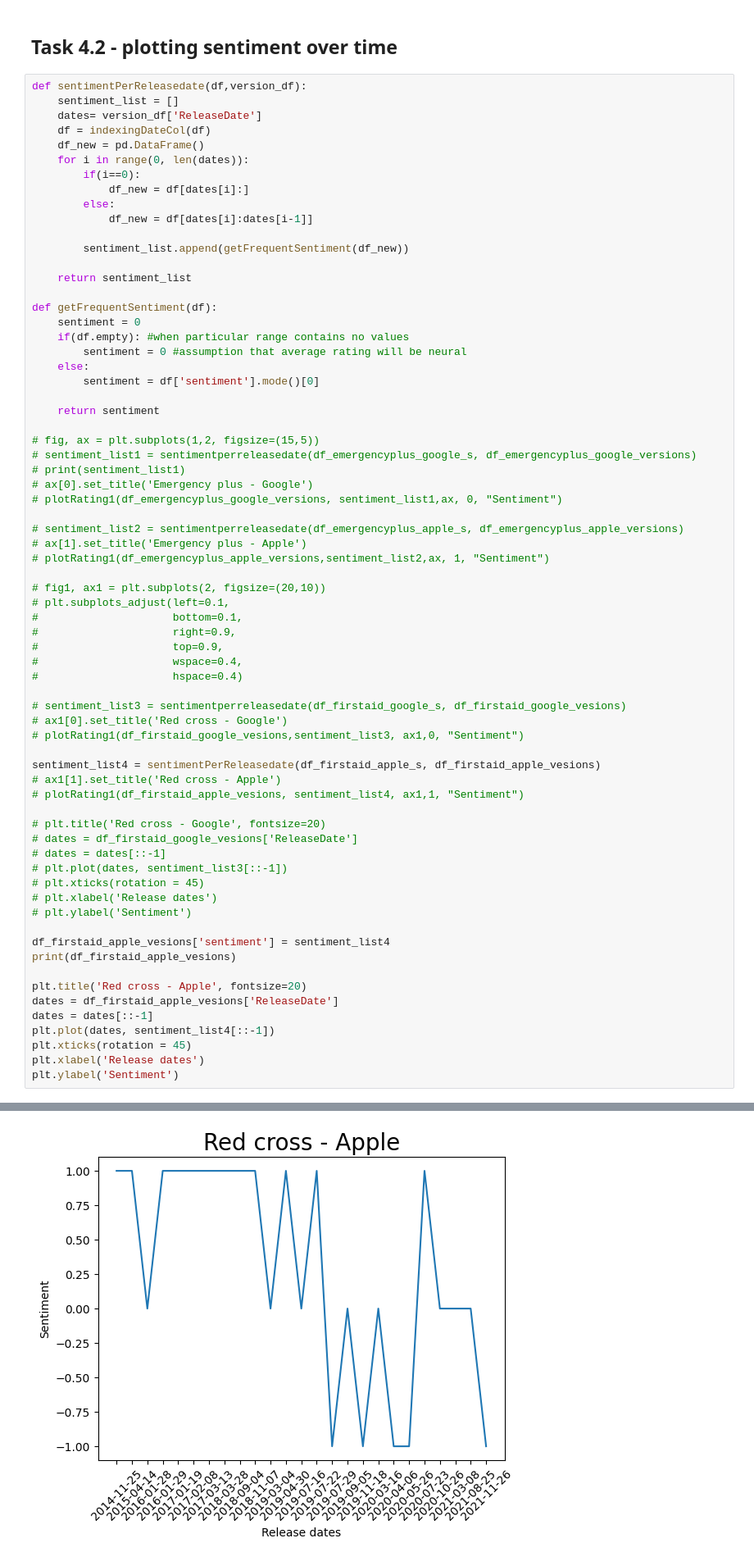
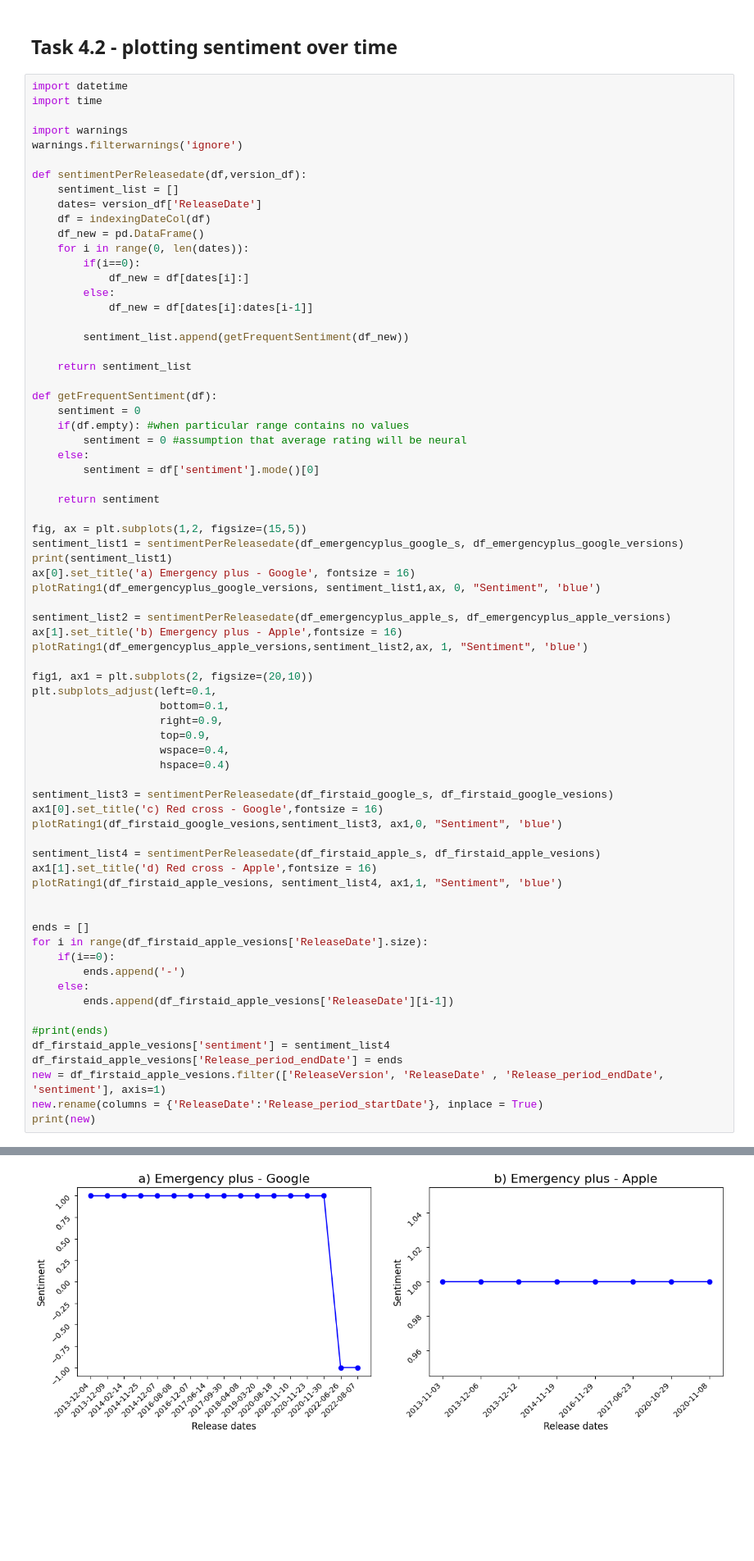
Before and after one commit to kalpanibhagya/EmergencyAppsReviews, a Jupyter notebook: Sentiment_Analysis.ipynb, the cells around one changed output, grey strips where cells are left out. Shown at 82% size. Saved outputs shown, nothing was run; the diff lists cells and outputs as text; blank space fills up the shorter version.

```diff
--- a/Sentiment_Analysis.ipynb
+++ b/Sentiment_Analysis.ipynb
@@ -186,6 +160,12 @@ print(df_emergencyplus_google_versions)
 # %% [markdown]
 ## Task 4.2 - plotting sentiment over time
 # %%
+import datetime
+import time
+
+import warnings
+warnings.filterwarnings('ignore')
+
 def sentimentPerReleasedate(df,version_df):
     sentiment_list = []
     dates= version_df['ReleaseDate']
@@ -210,48 +190,44 @@ def getFrequentSentiment(df):
 
     return sentiment
 
-# fig, ax = plt.subplots(1,2, figsize=(15,5))
-# sentiment_list1 = sentimentperreleasedate(df_emergencyplus_google_s, df_emergencyplus_google_versions)
-# print(sentiment_list1)
-# ax[0].set_title('Emergency plus - Google')
-# plotRating1(df_emergencyplus_google_versions, sentiment_list1,ax, 0, "Sentiment")
+fig, ax = plt.subplots(1,2, figsize=(15,5))
+sentiment_list1 = sentimentPerReleasedate(df_emergencyplus_google_s, df_emergencyplus_google_versions)
+print(sentiment_list1)
+ax[0].set_title('a) Emergency plus - Google', fontsize = 16)
+plotRating1(df_emergencyplus_google_versions, sentiment_list1,ax, 0, "Sentiment", 'blue')
 
-# sentiment_list2 = sentimentperreleasedate(df_emergencyplus_apple_s, df_emergencyplus_apple_versions)
-# ax[1].set_title('Emergency plus - Apple')
-# plotRating1(df_emergencyplus_apple_versions,sentiment_list2,ax, 1, "Sentiment")
+sentiment_list2 = sentimentPerReleasedate(df_emergencyplus_apple_s, df_emergencyplus_apple_versions)
+ax[1].set_title('b) Emergency plus - Apple',fontsize = 16)
+plotRating1(df_emergencyplus_apple_versions,sentiment_list2,ax, 1, "Sentiment", 'blue')
 
-# fig1, ax1 = plt.subplots(2, figsize=(20,10))
-# plt.subplots_adjust(left=0.1,
-#                     bottom=0.1,
-#                     right=0.9,
-#                     top=0.9,
-#                     wspace=0.4,
-#                     hspace=0.4)
+fig1, ax1 = plt.subplots(2, figsize=(20,10))
+plt.subplots_adjust(left=0.1,
+                    bottom=0.1,
+                    right=0.9,
+                    top=0.9,
+                    wspace=0.4,
+                    hspace=0.4)
 
-# sentiment_list3 = sentimentperreleasedate(df_firstaid_google_s, df_firstaid_google_vesions)
-# ax1[0].set_title('Red cross - Google')
-# plotRating1(df_firstaid_google_vesions,sentiment_list3, ax1,0, "Sentiment")
+sentiment_list3 = sentimentPerReleasedate(df_firstaid_google_s, df_firstaid_google_vesions)
+ax1[0].set_title('c) Red cross - Google',fontsize = 16)
+plotRating1(df_firstaid_google_vesions,sentiment_list3, ax1,0, "Sentiment", 'blue')
 
 sentiment_list4 = sentimentPerReleasedate(df_firstaid_apple_s, df_firstaid_apple_vesions)
-# ax1[1].set_title('Red cross - Apple')
-# plotRating1(df_firstaid_apple_vesions, sentiment_list4, ax1,1, "Sentiment")
+ax1[1].set_title('d) Red cross - Apple',fontsize = 16)
+plotRating1(df_firstaid_apple_vesions, sentiment_list4, ax1,1, "Sentiment", 'blue')
 
-# plt.title('Red cross - Google', fontsize=20)
-# dates = df_firstaid_google_vesions['ReleaseDate']
-# dates = dates[::-1]
-# plt.plot(dates, sentiment_list3[::-1])
-# plt.xticks(rotation = 45)
-# plt.xlabel('Release dates')
-# plt.ylabel('Sentiment')
 
+ends = []
+for i in range(df_firstaid_apple_vesions['ReleaseDate'].size):
+    if(i==0):
+        ends.append('-')
+    else:
+        ends.append(df_firstaid_apple_vesions['ReleaseDate'][i-1])
+
+#print(ends)
 df_firstaid_apple_vesions['sentiment'] = sentiment_list4
-print(df_firstaid_apple_vesions)
-
-plt.title('Red cross - Apple', fontsize=20)
-dates = df_firstaid_apple_vesions['ReleaseDate']
-dates = dates[::-1]
-plt.plot(dates, sentiment_list4[::-1])
-plt.xticks(rotation = 45)
-plt.xlabel('Release dates')
-plt.ylabel('Sentiment')
+df_firstaid_apple_vesions['Release_period_endDate'] = ends
+new = df_firstaid_apple_vesions.filter(['ReleaseVersion', 'ReleaseDate' , 'Release_period_endDate', 'sentiment'], axis=1)
+new.rename(columns = {'ReleaseDate':'Release_period_startDate'}, inplace = True)
+print(new)
 # %% [output]
@@ -276 +251 @@ Text(0, 0.5, 'Sentiment')
-[figure, old version]
+[figure, new version]
```
Also changed, not shown: parts of 3 cells of this notebook, 29 other files.
